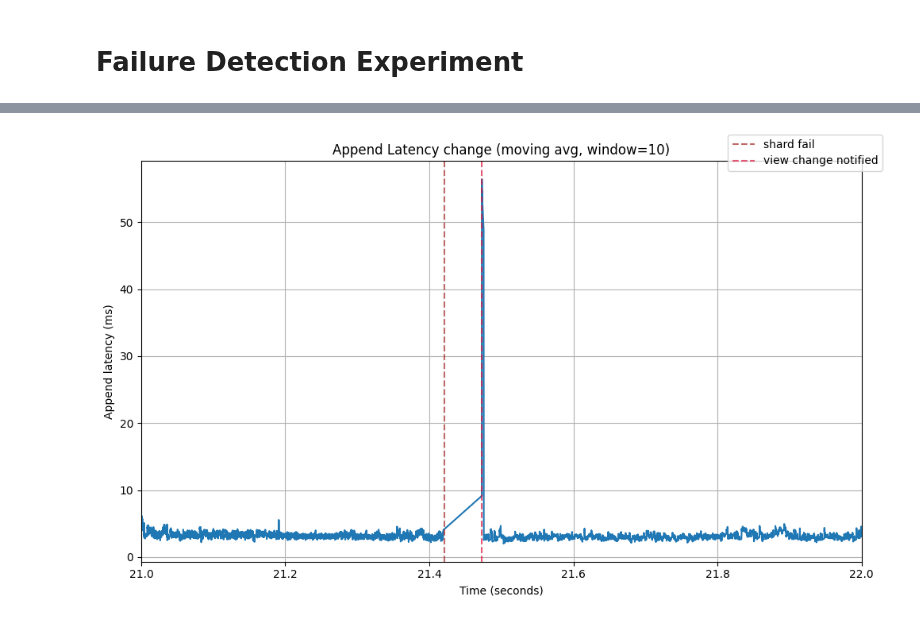
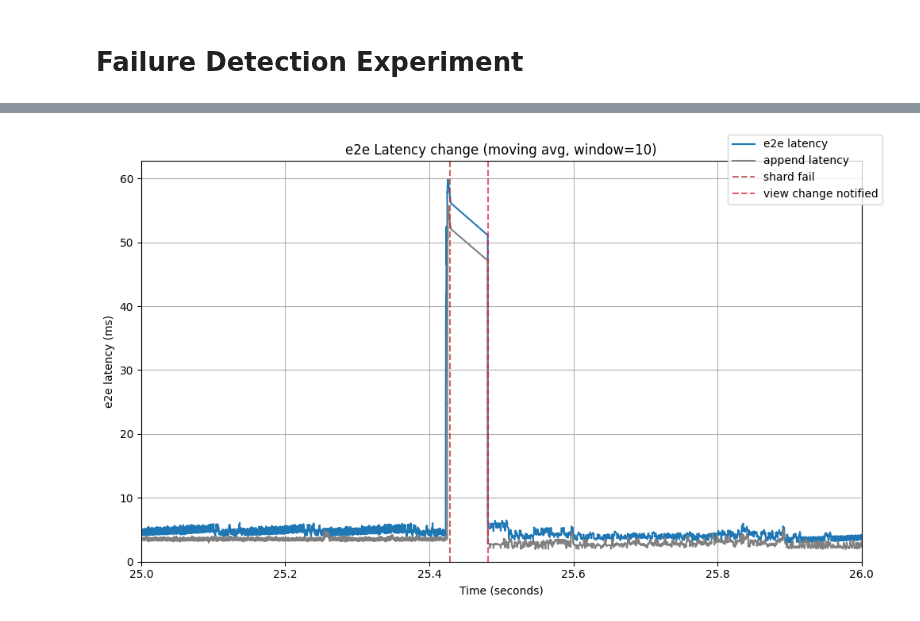
Before and after one commit to dassl-uiuc/speclog-artifact, a Jupyter notebook: benchmarking/scripts/analyze.ipynb, the cells around one changed output, grey strips where cells are left out. Cells and saved outputs as stored; diff of their text form; code cells hidden in the pictures.

```diff
--- a/benchmarking/scripts/analyze.ipynb
+++ b/benchmarking/scripts/analyze.ipynb
@@ -584,7 +596,7 @@ for file in glob.glob(path):
         for row in reader:
             try:
                 all_metric.append((int(row.get('gsn')), int(row.get('latency(ns)')), datetime.strptime(row.get('runEndTime'), '%H:%M:%S.%f')))
-            except e:
+            except Exception as e:
                 print(f'Invalid value in row: {row}, {e}')
 print('sorting..')
 all_metric.sort(key=lambda x: x[0])
@@ -611,15 +662,19 @@ sorting..
 # %%
 
 df = pd.DataFrame({
-    'latency': all_lat,
+    'e2e_latency': all_e2e_lat,
+    'app_latency': all_append_lat,
     'time': all_time,
 })
 df = df.sort_values(by='time')
 
-start_time = all_time[0] + timedelta(seconds=20)
-end_time = all_time[0] + timedelta(seconds=22.5)
+zoom = (25, 26)
 
-df['mov_avg'] = df['latency'].rolling(window=10, min_periods=1).mean()/1e6
+start_time = all_time[0] + timedelta(seconds=zoom[0])
+end_time = all_time[0] + timedelta(seconds=zoom[1])
+
+df['e2e_mov_avg'] = df['e2e_latency'].rolling(window=10, min_periods=1).mean()/1e3
+df['app_mov_avg'] = df['app_latency'].rolling(window=10, min_periods=1).mean()/1e3
 min_time = df['time'].min()
 df['relative_time_s'] = (df['time'] - min_time).dt.total_seconds()
 
@@ -627,12 +682,12 @@ df_zoomed = df[(df['time'] >= start_time) & (df['time'] <= end_time)]
 
 failure_ev : datetime = None
 viewchange_ev : datetime = None
-with open('../results/logs/1ms/append_bench_40_1000/client_node11.log', 'r') as f:
+with open('../results/e2e_2000/client_node11_0.log', 'r') as f:
     for line in f.readlines():
         if 'rpc error:' in line and failure_ev is None:
             failure_ev = datetime.strptime(line.split(' ')[2], '%H:%M:%S.%f')
             print(failure_ev)
-        elif 'viewID changed to 3' in line and viewchange_ev is None:
+        elif 'mis-spec' in line and viewchange_ev is None:
             viewchange_ev = datetime.strptime(line.split(' ')[2], '%H:%M:%S.%f')
             print(viewchange_ev)
 # %% [output]
@@ -641,21 +696,23 @@ with open('../results/logs/1ms/append_bench_40_1000/client_node11.log', 'r') as
 # %%
 
 
 plot, ax = plt.subplots(figsize=(10,6))
-ax.plot(df_zoomed['relative_time_s'], df_zoomed['mov_avg'])
+ax.plot(df_zoomed['relative_time_s'], df_zoomed['e2e_mov_avg'], label='e2e latency')
+ax.plot(df_zoomed['relative_time_s'], df_zoomed['app_mov_avg'], color='grey', label='append latency')
 ax.axvline((failure_ev - min_time).total_seconds(), color='brown', alpha=0.7, linestyle='--', label="shard fail")
 ax.axvline((viewchange_ev - min_time).total_seconds(), color='crimson', alpha=0.7, linestyle='--', label="view change notified")
-ax.set_xlim(left=21, right=22)
+ax.set_xlim(left=zoom[0], right=zoom[1])
+ax.set_ylim(bottom=0)
 ax.set_xlabel('Time (seconds)')
-ax.set_ylabel('Append latency (ms)')
-ax.set_title('Append Latency change (moving avg, window=10)')
+ax.set_ylabel('e2e latency (ms)')
+ax.set_title('e2e Latency change (moving avg, window=10)')
 ax.grid()
 
 plot.legend()
 plot.tight_layout()
 plt.show()
 # %% [output]
-[figure, old version]
+[figure, new version]
 # %%
 
 
```
Also changed, not shown: parts of 4 cells of this notebook, 2 other files.
